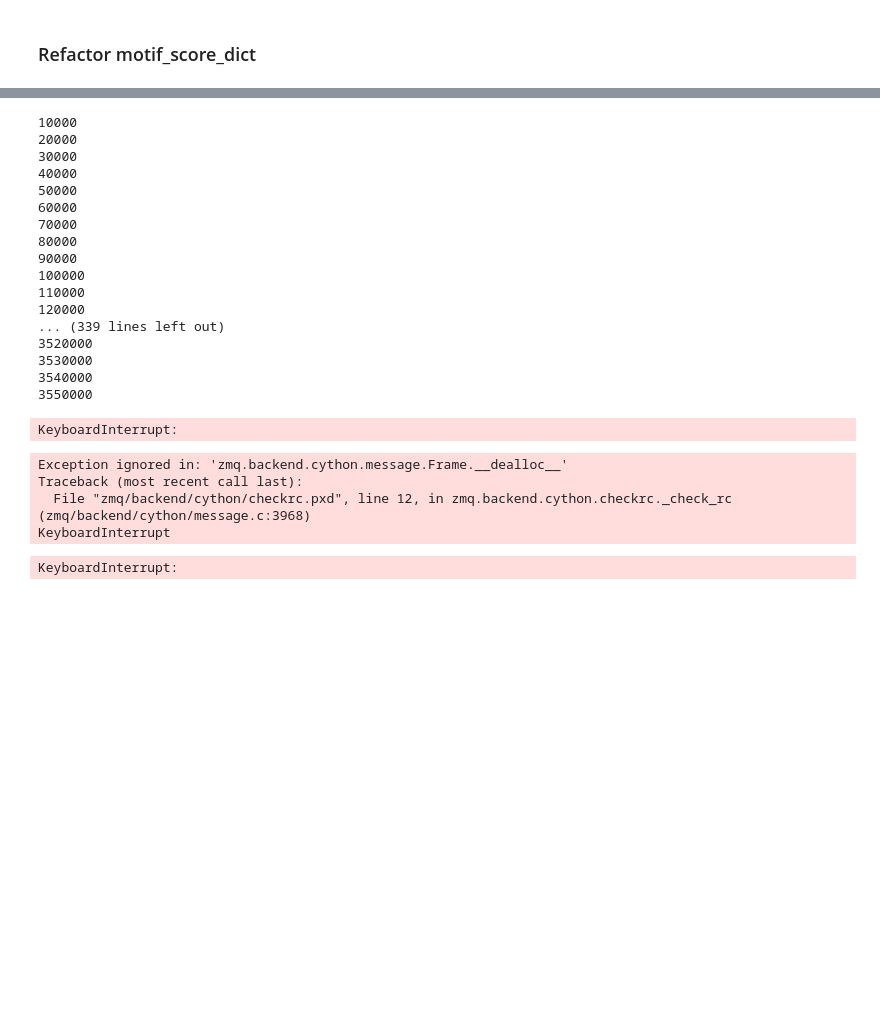
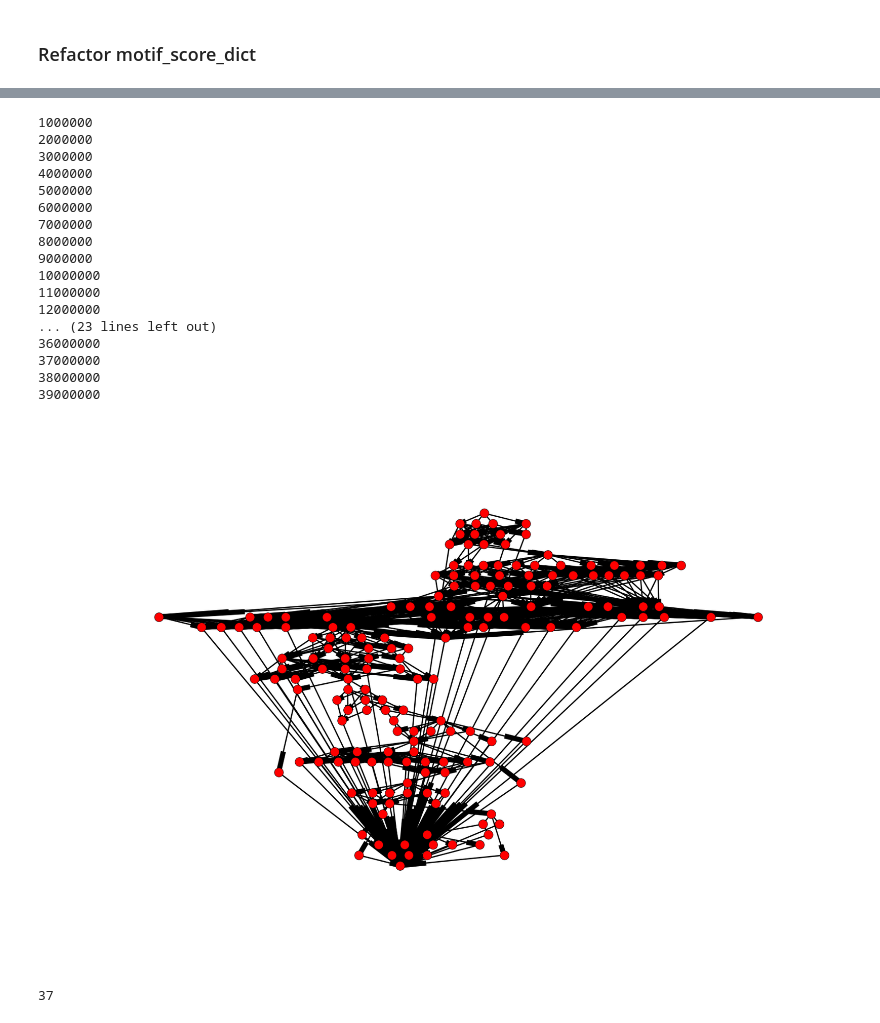
Before and after one commit to jenhantao/ipython-notebooks, a Jupyter notebook: Signals Analysis.ipynb, the cells around one changed output, grey strips where cells are left out. Drawn from its saved outputs; the diff is of its cells as text; code cells hidden in the pictures; blank space fills up the shorter version.

Commit message:
created new graph algorithm

```diff
--- a/Signals Analysis.ipynb
+++ b/Signals Analysis.ipynb
@@ -1088,13 +991,13 @@ def calc_multi_motif_sequence(seq_array,
 # %%
-seq_array = sequence_array_list[0]
-forward_score_dict = id_motifScore_forward_dict[id_list[0]]
-reverse_score_dict = id_motifScore_reverse_dict[id_list[0]]
-threshold = 0
-graph = calc_multi_motif_sequence(seq_array,
+index = 12
+seq_array = sequence_array_list[index]
+forward_score_dict = id_motifScore_forward_dict[id_list[index]]
+reverse_score_dict = id_motifScore_reverse_dict[id_list[index]]
+graph, paths = calc_multi_motif_sequence(seq_array,
                               forward_score_dict,
                               reverse_score_dict,
                               motif_size_dict,
-                              score_threshold = 2,
-                              distance_threshold = 50,
+                              score_threshold = 5,
+                              distance_threshold = 200,
                               symmetric_motifs = symmetric_motifs
                              )
@@ -1114,32 +1014,24 @@ Average out degree:  39.5792
 counter = 0
 for p in nx.all_simple_paths(graph, 'start', 'end'):
     counter +=1
-    if counter % 10000 == 0:
+    if counter % 1000000 == 0:
         print(counter)
+print(counter)
 # %% [output]
-10000
-20000
-30000
-40000
-50000
-60000
-70000
-80000
-90000
-100000
-110000
-120000
-... (339 lines left out)
-3520000
-3530000
-3540000
-3550000
+1000000
+2000000
+3000000
+4000000
+5000000
+6000000
+7000000
+8000000
+9000000
+10000000
+11000000
+12000000
+... (23 lines left out)
+36000000
+37000000
+38000000
+39000000
-KeyboardInterrupt:
-# %%
-paths = list(nx.all_simple_paths(graph, 'start', 'end'))
-# %% [output]
-Exception ignored in: 'zmq.backend.cython.message.Frame.__dealloc__'
-Traceback (most recent call last):
-  File "zmq/backend/cython/checkrc.pxd", line 12, in zmq.backend.cython.checkrc._check_rc (zmq/backend/cython/message.c:3968)
-KeyboardInterrupt
-KeyboardInterrupt:
@@ -1148,0 +1038,18 @@ nx.draw_networkx(graph,
+# %%
+nx.draw(graph,
+       node_size=50,
+        pos=graphviz_layout(graph, prog = 'dot'))
+# %% [output]
+[figure, added]
+# %%
+msl=calc_motif_sequence(0,
+                        sequence_array_list,
+                        motif_score_dict,
+                        motif_score_rc_dict,
+                        motif_size_dict,
+                        threshold = 0,
+                        symmetric_motifs = symmetric_motifs,
+                       )
+print(len(msl))
+# %% [output]
+37
```
Also changed, not shown: parts of 22 cells of this notebook.
